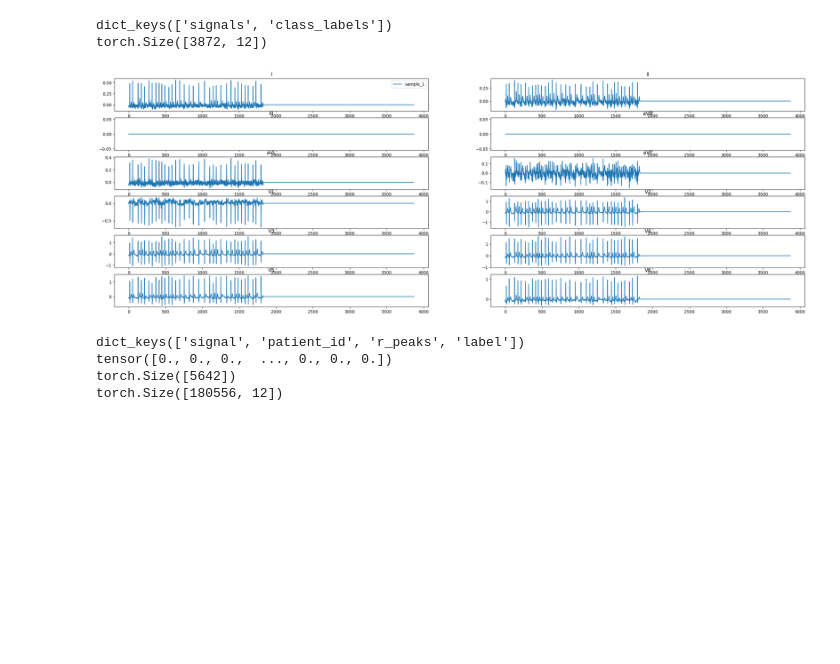
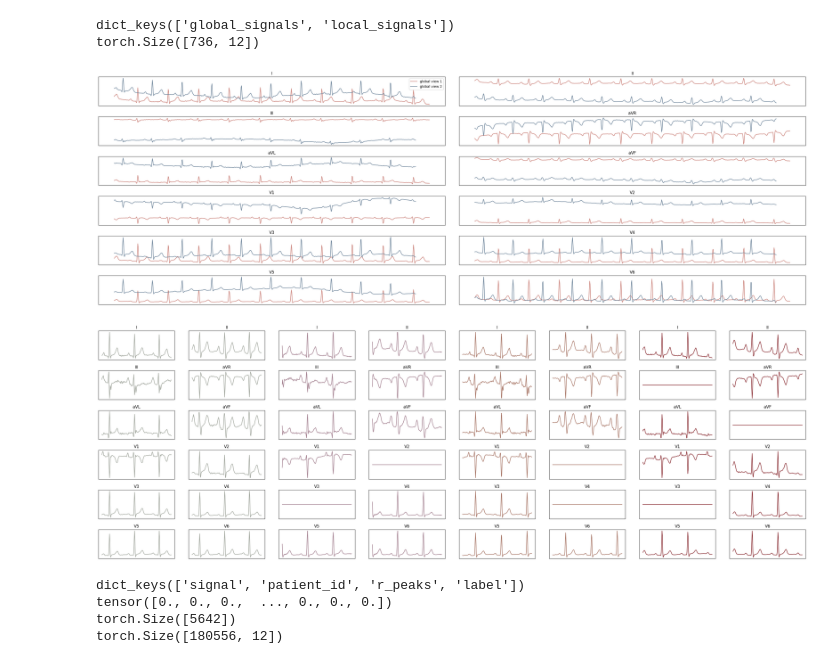
Before and after one commit to Lobster1911/bench-xecg-indian-benchmark, a Jupyter notebook: test.ipynb, the cells around one changed output. Drawn from its saved outputs; the diff is of its cells as text; code cells hidden in the pictures; blank space fills up the shorter version.

```diff
--- a/test.ipynb
+++ b/test.ipynb
@@ -31,20 +31,25 @@ class DatasetArgs:
         self.random_jitter_prob = 0.
         self.random_resample = True
         self.use_teacher_student = True
-        self.random_crop=1.0
+        self.random_crop=0.9
         self.strategy = 'masked_token_prediction'
-        self.n_global_view=1
-        self.n_local_view=0
+        self.n_global_view=2
+        self.n_local_view=4
         self.sampling_freq=100
         self.nk_clean=False
-        self.shift_baseline_wander_in_sample=True
+        self.shift_baseline_wander_in_sample=False
         self.shuffle_baseline_wander_in_batch=True
         self.batch_size = 32
         self.num_workers = 1
-        self.random_change_amplitude = 0.
+        self.random_change_amplitude = 0.1
         self.task='multilabel'
+        self.standardize = False
+        self.low_pass_filter = None
+        self.high_pass_filter = None
+        self.max_length_signal = 12
+        self.use_ecg_jepa = False
 
 config = DatasetArgs()
 
-dataset = ECGCPSC2018Dataset(config, global_augmentations=get_transforms(config, type='global'), local_augmentations=get_transforms(config, type='local'))
+dataset = ECGCODE15Dataset(config, global_augmentations=get_transforms(config, split='train', type='global'), local_augmentations=get_transforms(config, split='train', type='local'))
 # %% [output]
@@ -52,50 +73,58 @@ loaded 4995 records
 # %%
 from dataset import generic_utils
 import dataset.cpsc2018 as cpsc_utils
 
-train_dataloader = DataLoader(dataset, batch_size=config.batch_size, shuffle=True, num_workers=config.num_workers, collate_fn=cpsc_utils.make_collate_fn(config), drop_last=True)
+train_dataloader = DataLoader(dataset, batch_size=config.batch_size, shuffle=True, num_workers=config.num_workers, collate_fn=generic_utils.make_collate_fn(config), drop_last=True)
 sample = train_dataloader.__iter__().__next__()
 print(sample.keys())
 
-sample_idx = 0
+sample_idx = 3
 
 
-sample_g1 = sample['signals'][sample_idx]
-# sample_g2 = sample['signals'][sample_idx]
-
-
+sample_g1 = sample['global_signals'][0][sample_idx]
+sample_g2 = sample['global_signals'][1][sample_idx]
 
 import matplotlib.pyplot as plt
 import numpy as np
 
 
 fig, axs = plt.subplots(6, 2, figsize=(30, 10))
+fig.tight_layout()
 leads = ['I', 'II', 'III', 'aVR', 'aVL', 'aVF', 'V1', 'V2', 'V3', 'V4', 'V5', 'V6']
 
 print(sample_g1.shape)
-
+203, 129, 121
 for i in range(12):
     ax = axs[i//2, i%2]
-    ax.plot(sample_g1[:, i])
-    # ax.plot(sample_g2[:, i])
+    ax.plot(sample_g1[:, i], color='#cb8179')
+    ax.plot(sample_g2[:, i], color="#6e859b")
 
     ax.set_title(leads[i])
+
+    # remove y and x thiks
+    ax.set_xticks([])
+    ax.set_yticks([])
     if i == 0:
-        ax.legend(['sample_1', 'sample_2'])
+        ax.legend(['global view 1', 'global view 2'])
 
-# fig, axs = plt.subplots(6, 2 * 6, figsize=(30, 10))
+fig, axs = plt.subplots(6, 2 * 4, figsize=(30, 10))
+fig.tight_layout()
 
-# 6 different colors:
-# colors = ['lightblue', 'orange', 'pink', 'brown', 'green', 'red']
-#for j, g in enumerate(sample['local_signals']):
-#    for i in range(12):
-#        ax = axs[i//2, i%2 + j*2]
-#        ax.plot(g[sample_idx, :, i], color=colors[j])
-#        ax.set_title(leads[i])
+
+#  6 different colors:
+colors = ['#A2A79E', '#A27E8E', '#A77464', '#88292F', 'green', 'red']
+for j, g in enumerate(sample['local_signals']):
+    for i in range(12):
+        ax = axs[i//2, i%2 + j*2]
+        ax.set_xticks([])
+        ax.set_yticks([])
+        ax.plot(g[sample_idx, :, i], color=colors[j])
+        ax.set_title(leads[i])
 # %% [output]
-dict_keys(['signals', 'class_labels'])
-torch.Size([3872, 12])
+dict_keys(['global_signals', 'local_signals'])
+torch.Size([736, 12])
-[figure, old version]
+[figure, new version]
+[figure, added]
 # %%
 import yaml
 from dataset.generic_utils import get_transforms
```
Also changed, not shown: parts of 1 cell of this notebook, 12 other files.
